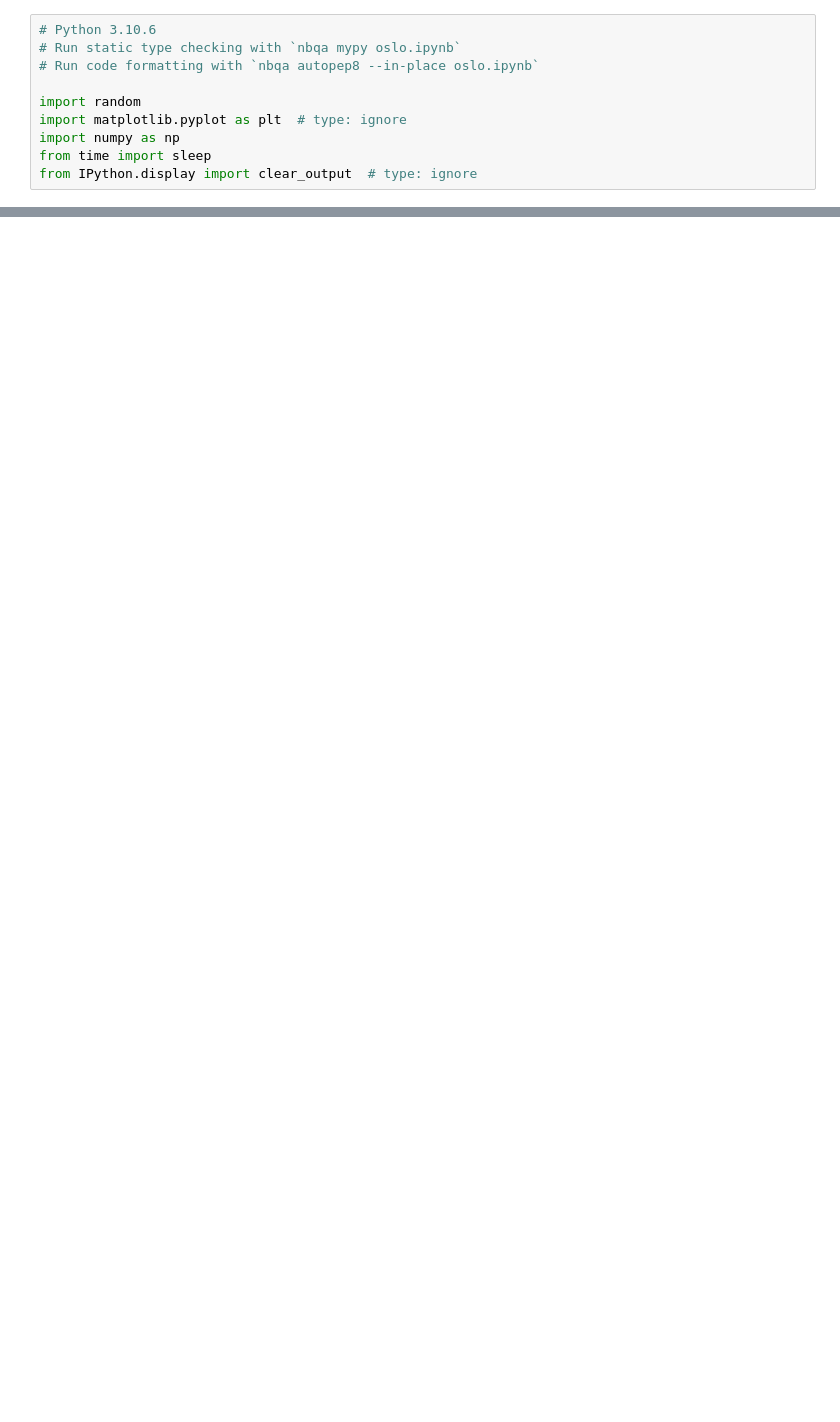
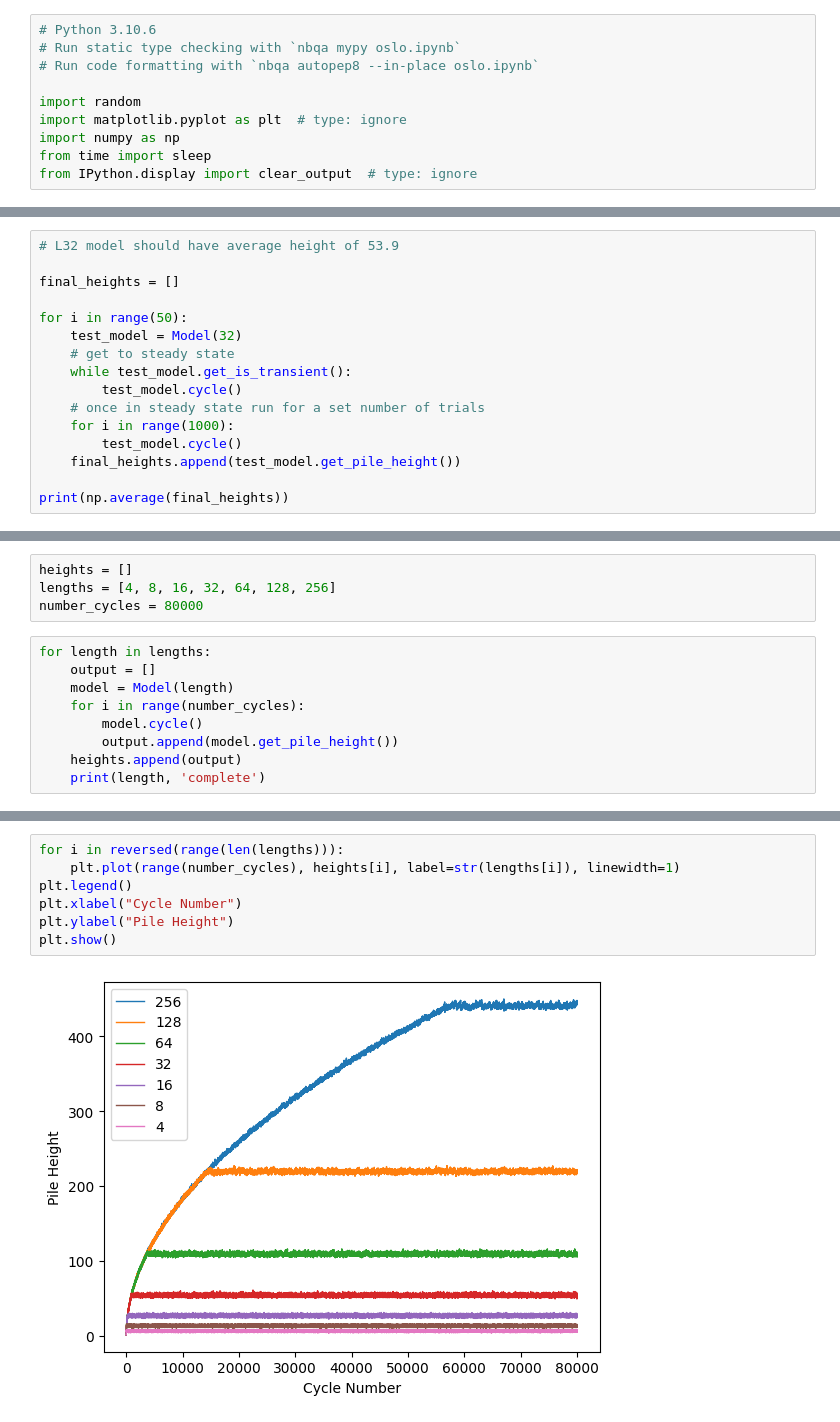
Before and after one commit to bdgrichards/oslo, a Jupyter notebook: oslo.ipynb, the cells around one changed output, grey strips where cells are left out. Saved outputs shown, nothing was run; the diff lists cells and outputs as text; blank space fills up the shorter version.

```diff
--- a/oslo.ipynb
+++ b/oslo.ipynb
@@ -146,0 +199,16 @@ for i in range(10):
+# %%
+# L32 model should have average height of 53.9
+
+final_heights = []
+
+for i in range(50):
+    test_model = Model(32)
+    # get to steady state
+    while test_model.get_is_transient():
+        test_model.cycle()
+    # once in steady state run for a set number of trials
+    for i in range(1000):
+        test_model.cycle()
+    final_heights.append(test_model.get_pile_height())
+
+print(np.average(final_heights))
@@ -146,0 +229,13 @@ for i in range(10):
+# %%
+heights = []
+lengths = [4, 8, 16, 32, 64, 128, 256]
+number_cycles = 80000
+# %%
+for length in lengths:
+    output = []
+    model = Model(length)
+    for i in range(number_cycles):
+        model.cycle()
+        output.append(model.get_pile_height())
+    heights.append(output)
+    print(length, 'complete')
@@ -146,0 +250,9 @@ for i in range(10):
+# %%
+for i in reversed(range(len(lengths))):
+    plt.plot(range(number_cycles), heights[i], label=str(lengths[i]), linewidth=1)
+plt.legend()
+plt.xlabel("Cycle Number")
+plt.ylabel("Pile Height")
+plt.show()
+# %% [output]
+[figure, added]
```
Also changed, not shown: parts of 11 cells of this notebook.
